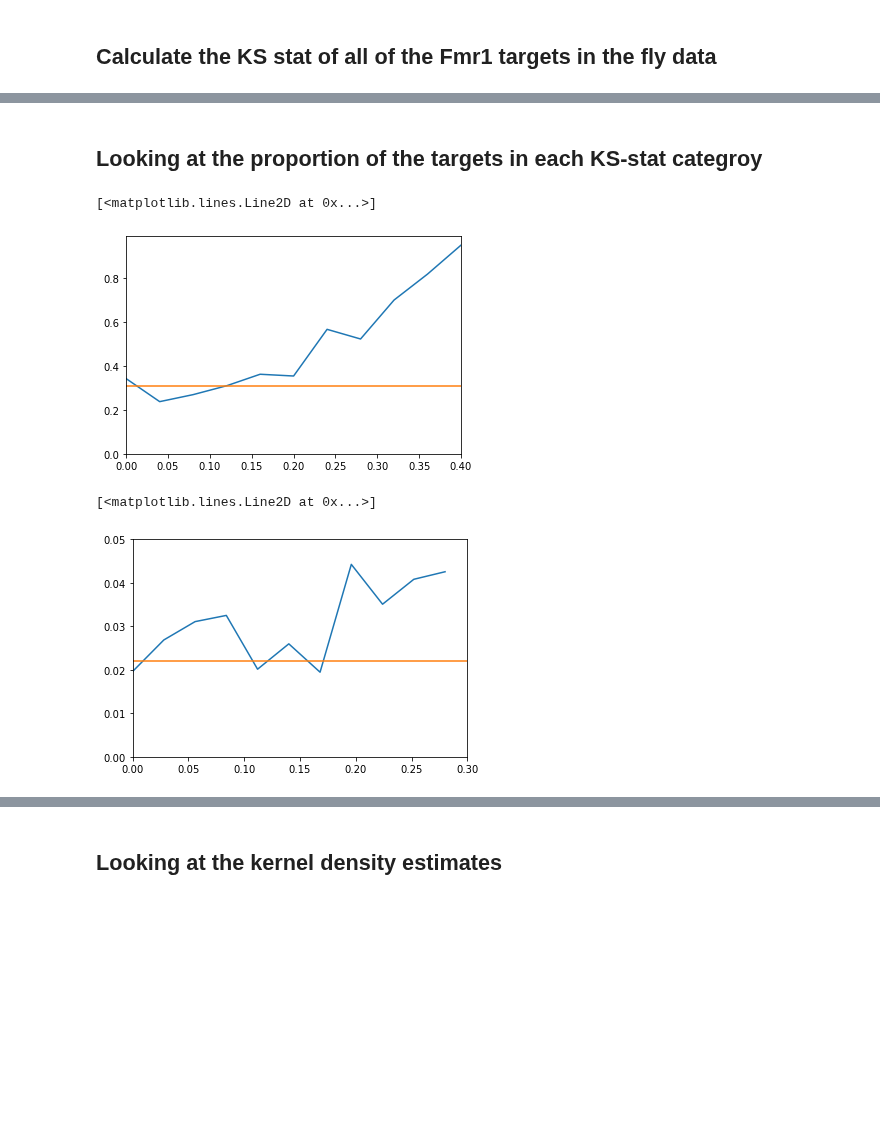
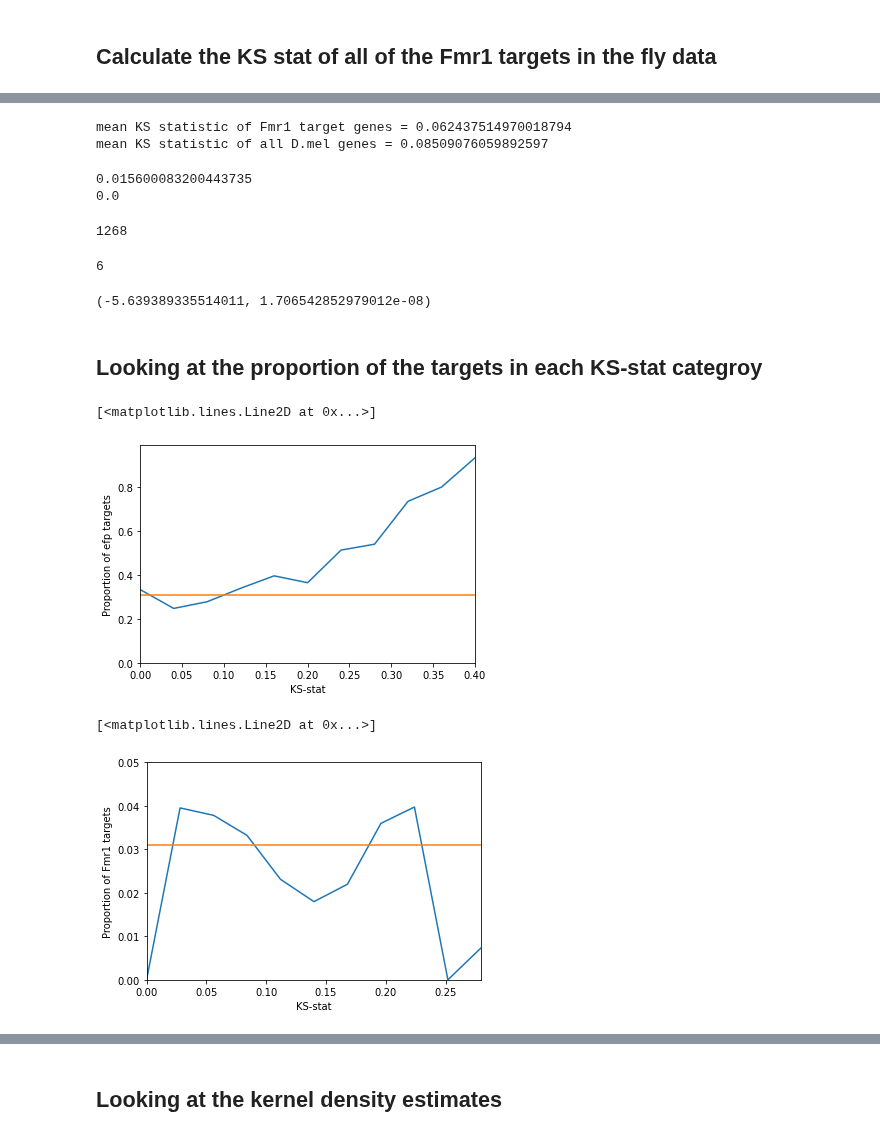
Before and after one commit to Raif-fl/Fall_2021_Work_journal, a Jupyter notebook: Comparison of means/Proportional_analysis.ipynb, the cells around one changed output, grey strips where cells are left out. Drawn from its saved outputs; the diff is of its cells as text; code cells hidden in the pictures; blank space fills up the shorter version.

Commit message:
reworked elongation & KS files, added mouse data to proportional analysis

```diff
--- a/Comparison of means/Proportional_analysis.ipynb
+++ b/Comparison of means/Proportional_analysis.ipynb
@@ -33,9 +33,10 @@ import copy
 import seaborn as sns
 # %%
 # Define the path to our data files and the path we want to save our outputs in.
-target_path = '/home/keeganfl/Desktop/Work_Fall_2021/data_tables/'
+target_path = '/home/keeganfl/Desktop/Work_Fall_2021/data_tables/Fmr1_targets/'
 ks_ecol_path = '/home/keeganfl/Desktop/Work_Fall_2021/data_tables/KS_stats/ecol/'
 ks_dmel_path = '/home/keeganfl/Desktop/Work_Fall_2021/data_tables/KS_stats/dmel/'
+ks_mmus_path = '/home/keeganfl/Desktop/Work_Fall_2021/data_tables/KS_stats/mmus/'
 samp_num = '2'
 # %% [markdown]
 ## Calculate the KS stat of all of the genes with polyproline motifs in the E.coli data
@@ -185,2 +202,32 @@ ratios_dmel, sections_dmel = determine_enrichment(Fmr1_ks_table, df_dmel, N_cats
+# %%
+# print out the mean of all polyprolne motif containing genes (efp targets)
+print("mean KS statistic of Fmr1 target genes = " + str(np.mean(Fmr1_mmus_ks_table.ks_stat)))
+print("mean KS statistic of all D.mel genes = " + str(np.mean(df_mmus.ks_stat)))
+# %% [output]
+mean KS statistic of Fmr1 target genes = 0.062437514970018794
+mean KS statistic of all D.mel genes = 0.08509076059892597
+# %%
+# Expected ratio without enrichment
+print(len(Fmr1_mmus_ks_table.ks_stat)/len(df_mmus.ks_stat))
+
+# Observed ratio
+print(len(Fmr1_mmus_ks_table.ks_stat[Fmr1_mmus_ks_table.ks_stat > 0.2])/len(df_mmus.ks_stat[df_mmus.ks_stat > 0.2]))
+# %% [output]
+0.015600083200443735
+0.0
+# %%
+# Seeing what fraction of genes with the highest KS stat are Fmr1 targets
+len(df_mmus.ks_stat[df_mmus.ks_stat > 0.15])
+# %% [output]
+1268
+# %%
+len(Fmr1_mmus_ks_table.ks_stat[Fmr1_mmus_ks_table.ks_stat > 0.15])
+# %% [output]
+6
+# %%
+# Use the Z test to determine if the proportion observed is significantly different from the porportion expected.
+proportions_ztest(6, 1268, len(Fmr1_mmus_ks_table)/len(df_mmus))
+# %% [output]
+(-5.639389335514011, 1.706542852979012e-08)
 # %% [markdown]
 ## Looking at the proportion of the targets in each KS-stat categroy
@@ -188,9 +256,11 @@ ratios_dmel, sections_dmel = determine_enrichment(Fmr1_ks_table, df_dmel, N_cats
 sections_ecol.insert(0,0)
 # %%
 plt.plot(sections_ecol, ratios_ecol)
-plt.xlim(0,0.4)
+plt.xlim(0,max_ks)
 plt.ylim(0, 0.99)
+plt.ylabel("Proportion of efp targets")
+plt.xlabel("KS-stat")
 plt.plot([0,0.6],[0.31,0.31])
 # %% [output]
 [<matplotlib.lines.Line2D at 0x...>]
-[figure, old version]
+[figure, new version]
@@ -198,9 +272,11 @@ plt.plot([0,0.6],[0.31,0.31])
 sections_dmel.insert(0,0)
 # %%
 plt.plot(sections_dmel, ratios_dmel)
-plt.xlim(0,0.3)
+plt.xlim(0,max_ks)
 plt.ylim(0, 0.05)
-plt.plot([0,0.6],[0.022,0.022])
+plt.ylabel("Proportion of Fmr1 targets")
+plt.xlabel("KS-stat")
+plt.plot([0,0.6],[0.031,0.031])
 # %% [output]
 [<matplotlib.lines.Line2D at 0x...>]
-[figure, old version]
+[figure, new version]
```
Also changed, not shown: parts of 34 cells of this notebook, 6 other files.
